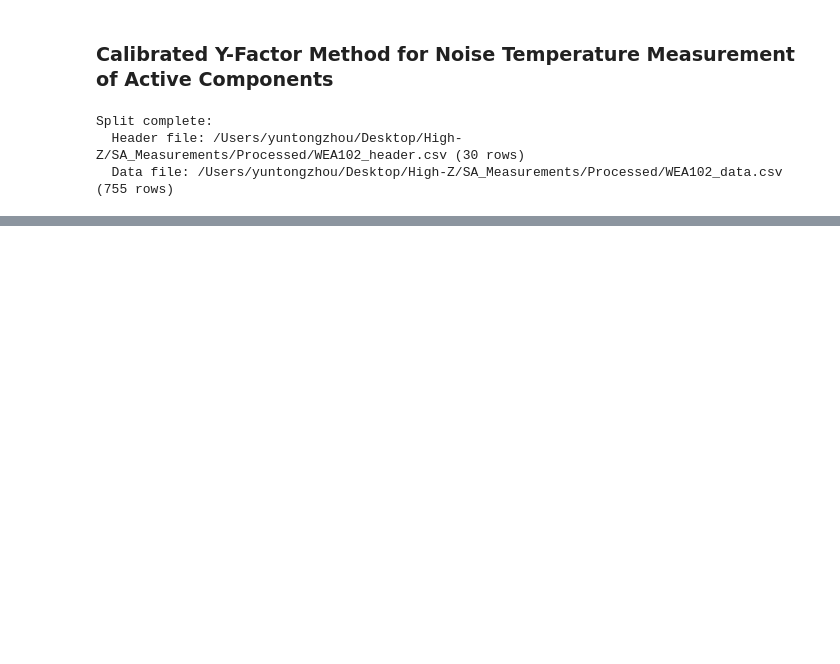
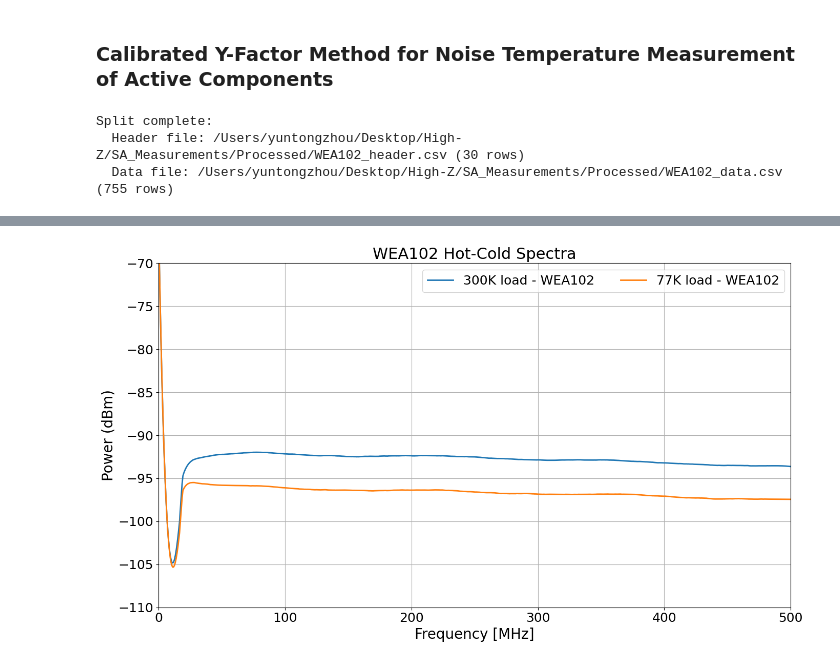
Before and after one commit to alhosani-abdulla/Highz-EXP, a Jupyter notebook: notebooks/Y_factor.ipynb, the cells around one changed output, grey strips where cells are left out. Saved outputs shown, nothing was run; the diff lists cells and outputs as text; code cells hidden in the pictures; blank space fills up the shorter version.

```diff
--- a/notebooks/Y_factor.ipynb
+++ b/notebooks/Y_factor.ipynb
@@ -356,0 +82,5 @@ plot_gain(f_values, [g], labels=[None], start_freq=10, xlabel='Frequency (MHz)',
+# %%
+plotter.plot_spectrum([spectrum_B, spectrum_D], freq_range=freq_range, title='WEA102 Hot-Cold Spectra',
+                      ylabel='Power (dBm)', ymax=-70, ymin=-110, save_dir=plot_path, suffix='smoothed')
+# %% [output]
+[figure, added]
```
Also changed, not shown: parts of 53 cells of this notebook, 2 other files.
